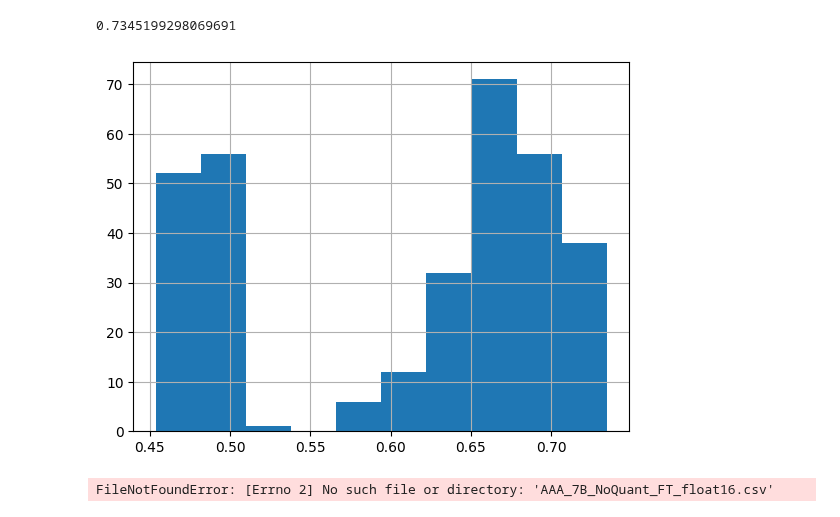
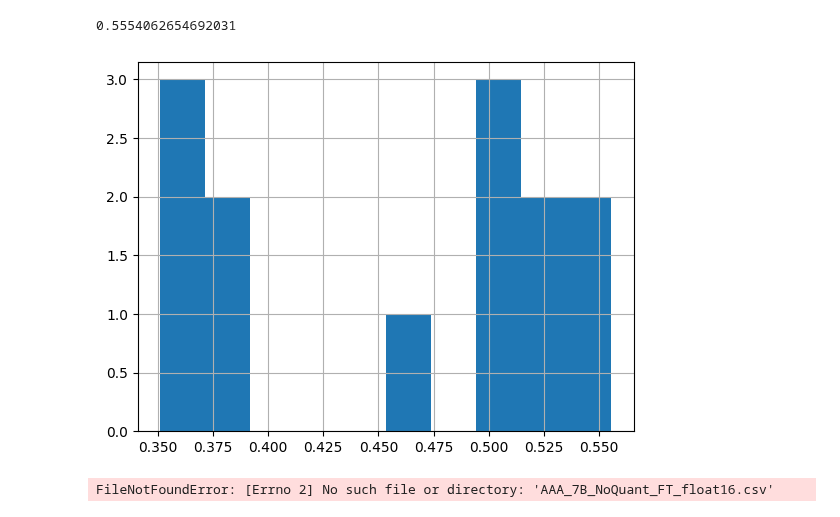
Before and after one commit to ferrazzipietro/mistral_finetuning, a Jupyter notebook: preprocessing.ipynb, the cells around one changed output. Drawn from its saved outputs; the diff is of its cells as text; code cells hidden in the pictures.

```diff
--- a/preprocessing.ipynb
+++ b/preprocessing.ipynb
@@ -54,12 +54,12 @@ df0['f1_score'].max()
 # %%
 import pandas as pd
-d = 'AAA_data_14B_4bit_FT.csv'
+d = 'AAA_4bit_base_None.csv'
 df0 = pd.read_csv(d)
 df0['f1_score'].hist()
 df0['f1_score'].max()
 # %% [output]
-0.7345199298069691
+0.5554062654692031
-[figure, old version]
+[figure, new version]
 # %%
 import pandas as pd
 d = "AAA_7B_NoQuant_FT_float16.csv"
```
Also changed, not shown: parts of 1 cell of this notebook, 33 other files.
